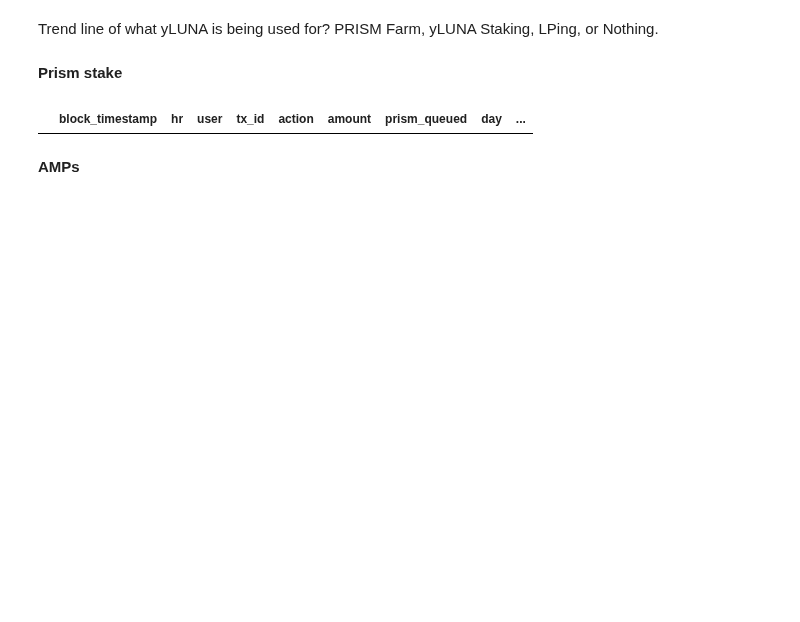
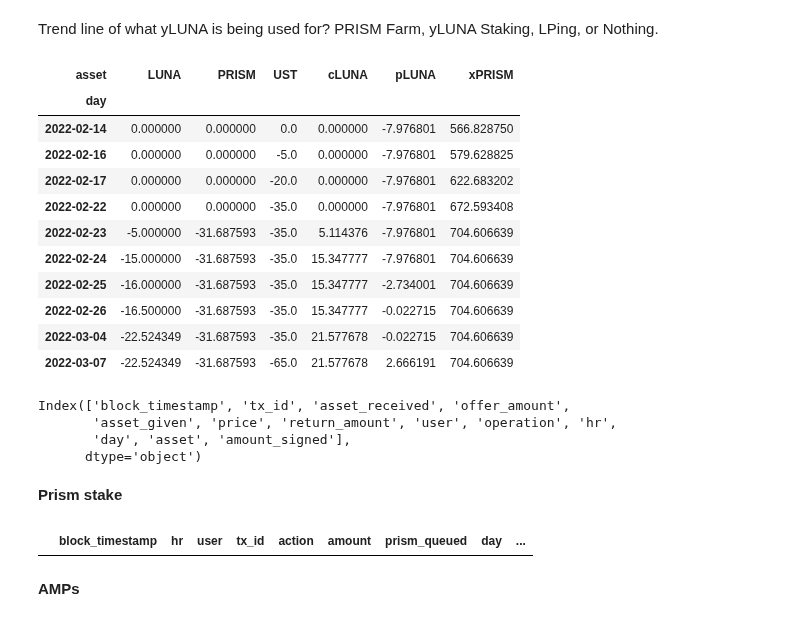
Before and after one commit to IncioMan/prism_forge, a Jupyter notebook: notebook/Prism Balances.ipynb, the cells around one changed output. Drawn from its saved outputs; the diff is of its cells as text; code cells hidden in the pictures; blank space fills up the shorter version.

```diff
--- a/notebook/Prism Balances.ipynb
+++ b/notebook/Prism Balances.ipynb
@@ -79,3 +79,14 @@ class GenericDataProvider():
                   'url':'',
                   'file_name':'prism_stake.csv'}
 }
+# %%
+swaps_config = {
+     'swaps':{
+                  'hash':'1bfd8019-89a1-470d-8868-60d71e57d1d0',
+                  'url':'',
+                  'file_name':'swaps.csv'},
+     'router':{
+                  'hash':'69b149fb-81ba-4860-aac1-b17f0d6d7688',
+                  'url':'',
+                  'file_name':'router.csv'}
+}
@@ -82,3 +165,32 @@ class GenericDataProvider():
+# %%
+swaps_dp = SwapsDataProvider(claim, get_url, swaps_config, '../data/')
+swaps_dp.load()
+swaps_dp.parse()
+#prism_dp.write_to_csv()
+# %%
+swaps_dp.swaps_single[swaps_dp.swaps_single.user=='terra1uh37lsydrup8vqvvttd53qwj93ft9x7572g62q']\
+                .groupby(['day','asset']).amount_signed.sum().reset_index()\
+                .pivot(columns='asset',values='amount_signed',index='day').fillna(0).cumsum()
+# %% [output]
+| asset | LUNA | PRISM | UST | cLUNA | pLUNA | xPRISM |
+| day |  |  |  |  |  |  |
+| 2022-02-14 | 0.000000 | 0.000000 | 0.0 | 0.000000 | -7.976801 | 566.828750 |
+| 2022-02-16 | 0.000000 | 0.000000 | -5.0 | 0.000000 | -7.976801 | 579.628825 |
+| 2022-02-17 | 0.000000 | 0.000000 | -20.0 | 0.000000 | -7.976801 | 622.683202 |
+| 2022-02-22 | 0.000000 | 0.000000 | -35.0 | 0.000000 | -7.976801 | 672.593408 |
+| 2022-02-23 | -5.000000 | -31.687593 | -35.0 | 5.114376 | -7.976801 | 704.606639 |
+| 2022-02-24 | -15.000000 | -31.687593 | -35.0 | 15.347777 | -7.976801 | 704.606639 |
+| 2022-02-25 | -16.000000 | -31.687593 | -35.0 | 15.347777 | -2.734001 | 704.606639 |
+| 2022-02-26 | -16.500000 | -31.687593 | -35.0 | 15.347777 | -0.022715 | 704.606639 |
+| 2022-03-04 | -22.524349 | -31.687593 | -35.0 | 21.577678 | -0.022715 | 704.606639 |
+| 2022-03-07 | -22.524349 | -31.687593 | -65.0 | 21.577678 | 2.666191 | 704.606639 |
+# %%
+received.columns
+# %% [output]
+Index(['block_timestamp', 'tx_id', 'asset_received', 'offer_amount',
+       'asset_given', 'price', 'return_amount', 'user', 'operation', 'hr',
+       'day', 'asset', 'amount_signed'],
+      dtype='object')
 # %%
 class PrismBalanceDataProvider(GenericDataProvider):
     def load(self):
```
Also changed, not shown: parts of 1 cell of this notebook, 1 other file.
